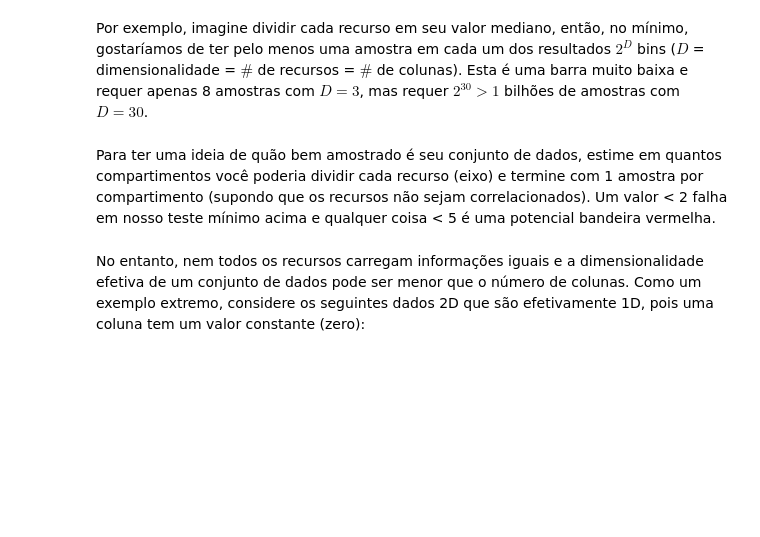
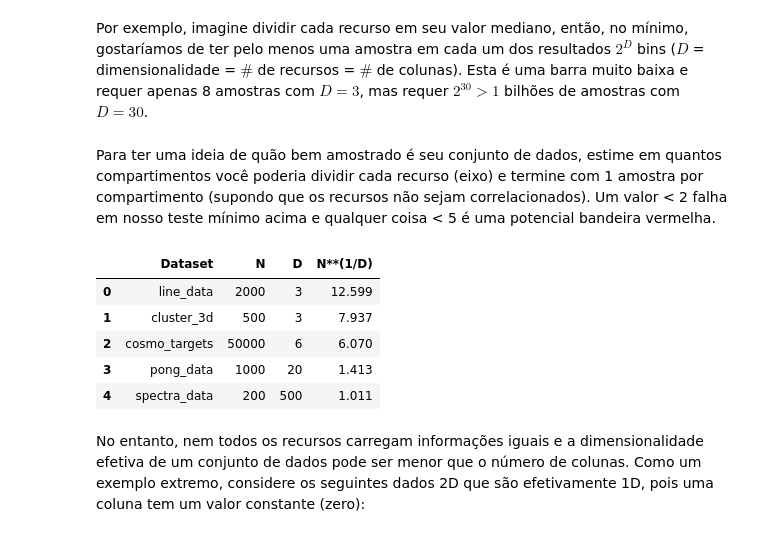
Before and after one commit to GabrielWendell/Intro_ML, a Jupyter notebook: Notebooks/Dia4.ipynb, the cells around one changed output. Drawn from its saved outputs; the diff is of its cells as text; code cells hidden in the pictures; blank space fills up the shorter version.

```diff
--- a/Notebooks/Dia4.ipynb
+++ b/Notebooks/Dia4.ipynb
@@ -70,5 +79,19 @@ Chamamos o número de recursos (colunas) em um conjunto de dados de "dimensional
 Por exemplo, imagine dividir cada recurso em seu valor mediano, então, no mínimo, gostaríamos de ter pelo menos uma amostra em cada um dos resultados $2^{D}$ bins ($D$ = dimensionalidade = $\#$ de recursos = $\#$ de colunas). Esta é uma barra muito baixa e requer apenas 8 amostras com $D=3$, mas requer $2^{30}>1$ bilhões de amostras com $D=30$.
 # %% [markdown]
 Para ter uma ideia de quão bem amostrado é seu conjunto de dados, estime em quantos compartimentos você poderia dividir cada recurso (eixo) e termine com 1 amostra por compartimento (supondo que os recursos não sejam correlacionados). Um valor < 2 falha em nosso teste mínimo acima e qualquer coisa < 5 é uma potencial bandeira vermelha.
+# %%
+stats = []
+for name in 'line_data', 'cluster_3d', 'cosmo_targets', 'pong_data', 'spectra_data':
+    N, D = eval(name).shape
+    stats.append([name, N, D, N**(1/D)])
+
+pd.DataFrame(stats, columns = ('Dataset', 'N', 'D', 'N**(1/D)')).round(3)
+# %% [output]
+|  | Dataset | N | D | N**(1/D) |
+| 0 | line_data | 2000 | 3 | 12.599 |
+| 1 | cluster_3d | 500 | 3 | 7.937 |
+| 2 | cosmo_targets | 50000 | 6 | 6.070 |
+| 3 | pong_data | 1000 | 20 | 1.413 |
+| 4 | spectra_data | 200 | 500 | 1.011 |
 # %% [markdown]
 No entanto, nem todos os recursos carregam informações iguais e a dimensionalidade efetiva de um conjunto de dados pode ser menor que o número de colunas. Como um exemplo extremo, considere os seguintes dados 2D que são efetivamente 1D, pois uma coluna tem um valor constante (zero):
```
Also changed, not shown: parts of 27 cells of this notebook, 4 other files.
